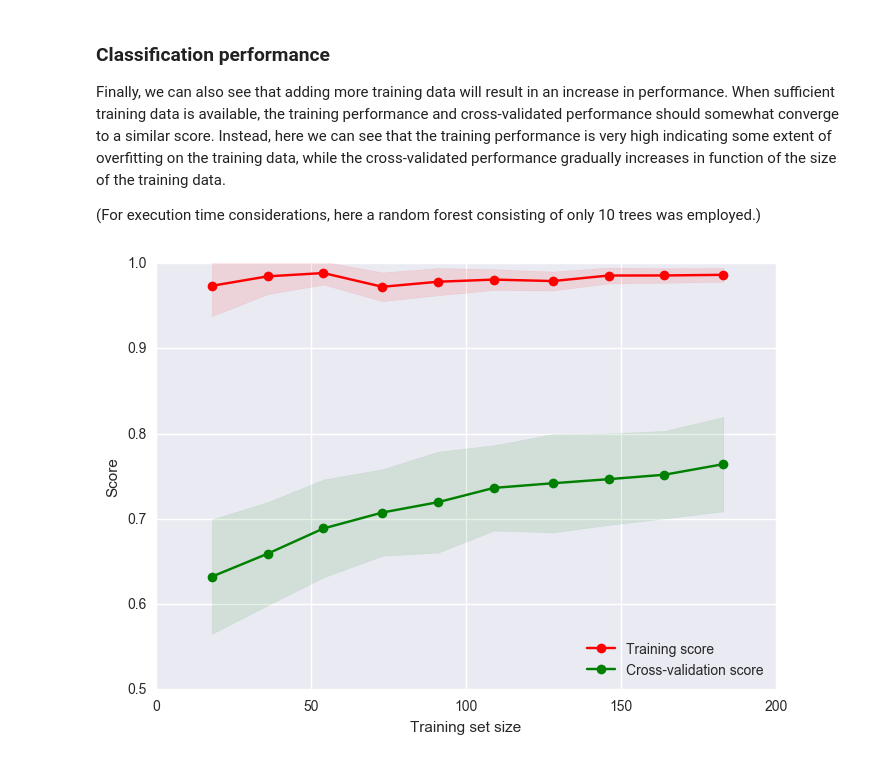
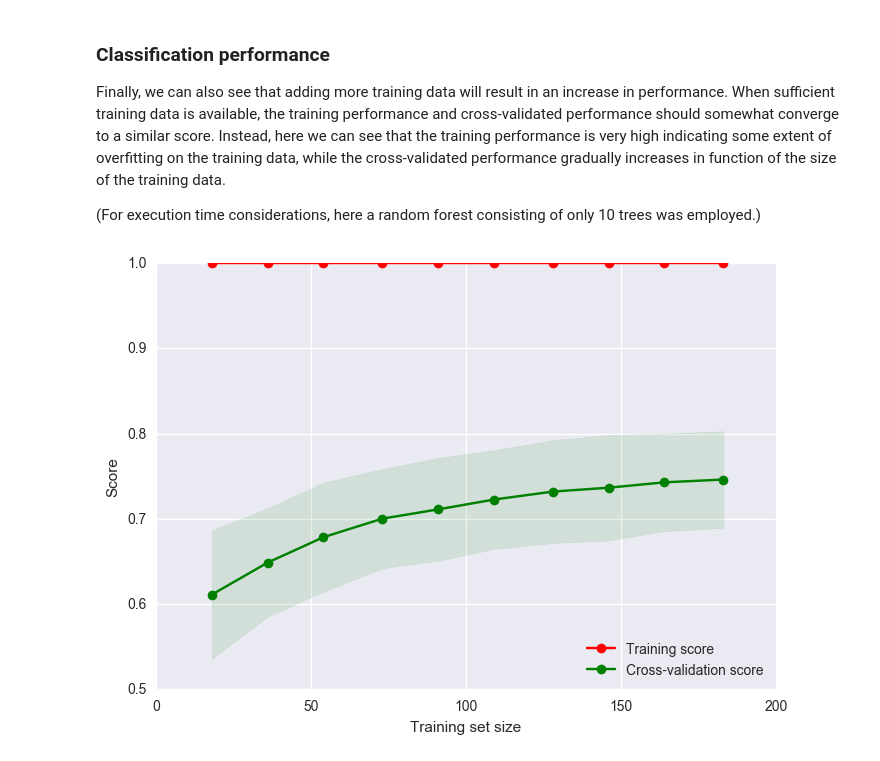
Before and after one commit to bittremieux/TCR-Classifier, a Jupyter notebook: hackaton.ipynb, the cells around one changed output. Drawn from its saved outputs; the diff is of its cells as text; code cells hidden in the pictures.

```diff
--- a/hackaton.ipynb
+++ b/hackaton.ipynb
@@ -118,14 +118,15 @@ features_list.append(data['sequence'].apply(
 pos_aa, pos_basicity, pos_hydrophobicity, pos_helicity, pos_pI, pos_substitution = [], [], [], [], [], []
 for sequence in data['sequence']:
     length = parser.length(sequence)
-    start_pos = -1 * length // 2
+    start_pos = -1 * (length // 2)
+    pos_range = list(range(start_pos, start_pos + length)) if length % 2 == 1 else list(range(start_pos, 0)) + list(range(1, start_pos + length + 1))
 
-    pos_aa.append({'pos_{}_{}'.format(start_pos + i, sequence[i]): 1 for i in range(length)})
-    pos_basicity.append({'pos_{}_basicity'.format(start_pos + i): basicity[sequence[i]] for i in range(length)})
-    pos_hydrophobicity.append({'pos_{}_hydrophobicity'.format(start_pos + i): hydrophobicity[sequence[i]] for i in range(length)})
-    pos_helicity.append({'pos_{}_helicity'.format(start_pos + i): helicity[sequence[i]] for i in range(length)})
-    pos_pI.append({'pos_{}_pI'.format(start_pos + i): electrochem.pI(sequence[i]) for i in range(length)})
-    pos_substitution.append({'pos_{}_substitution'.format(start_pos + i): substitution[sequence[i]] for i in range(length)})
+    pos_aa.append({'pos_{}_{}'.format(pos, aa): 1 for pos, aa in zip(pos_range, sequence)})
+    pos_basicity.append({'pos_{}_basicity'.format(pos): basicity[aa] for pos, aa in zip(pos_range, sequence)})
+    pos_hydrophobicity.append({'pos_{}_hydrophobicity'.format(pos): hydrophobicity[aa] for pos, aa in zip(pos_range, sequence)})
+    pos_helicity.append({'pos_{}_helicity'.format(pos): helicity[aa] for pos, aa in zip(pos_range, sequence)})
+    pos_pI.append({'pos_{}_pI'.format(pos): electrochem.pI(aa) for pos, aa in zip(pos_range, sequence)})
+    pos_substitution.append({'pos_{}_substitution'.format(pos): substitution[aa] for pos, aa in zip(pos_range, sequence)})
 
 features_list.append(pd.DataFrame.from_records(pos_aa).fillna(0))
 features_list.append(pd.DataFrame.from_records(pos_basicity).fillna(0))
@@ -283,33 +285,33 @@ Finally, we can also see that adding more training data will result in an increa
 # %%
 # cross validation with 100 iterations to get smoother mean test and train score curves
 cv = cross_validation.StratifiedShuffleSplit(y, n_iter=100, test_size=0.2, random_state=0)
-estimator = ensemble.RandomForestClassifier(10, n_jobs=-1, random_state=0)
+estimator = ensemble.RandomForestClassifier(1000, n_jobs=-1, random_state=0)
 
 plt.figure()
 
 # compute the learning curves
 train_sizes, train_scores, test_scores = learning_curve.learning_curve(
     estimator, X, y, np.linspace(.1, 1.0, 10), cv, 'accuracy', n_jobs=-1)
 train_scores_mean = np.mean(train_scores, axis=1)
 train_scores_std = np.std(train_scores, axis=1)
 test_scores_mean = np.mean(test_scores, axis=1)
 test_scores_std = np.std(test_scores, axis=1)
 
 # plot the learning curves
 plt.fill_between(train_sizes, train_scores_mean - train_scores_std,
                  train_scores_mean + train_scores_std, alpha=0.1, color='r')
 plt.fill_between(train_sizes, test_scores_mean - test_scores_std,
                  test_scores_mean + test_scores_std, alpha=0.1, color='g')
 plt.plot(train_sizes, train_scores_mean, 'o-', color='r', label='Training score')
 plt.plot(train_sizes, test_scores_mean, 'o-', color='g', label='Cross-validation score')
 
 plt.xlabel('Training set size')
 plt.ylabel('Score')
 
 plt.ylim(0.5, 1)
 
 plt.legend(loc='lower right')
 
 plt.show()
 # %% [output]
-[figure, old version]
+[figure, new version]
```
Also changed, not shown: parts of 2 cells of this notebook.
